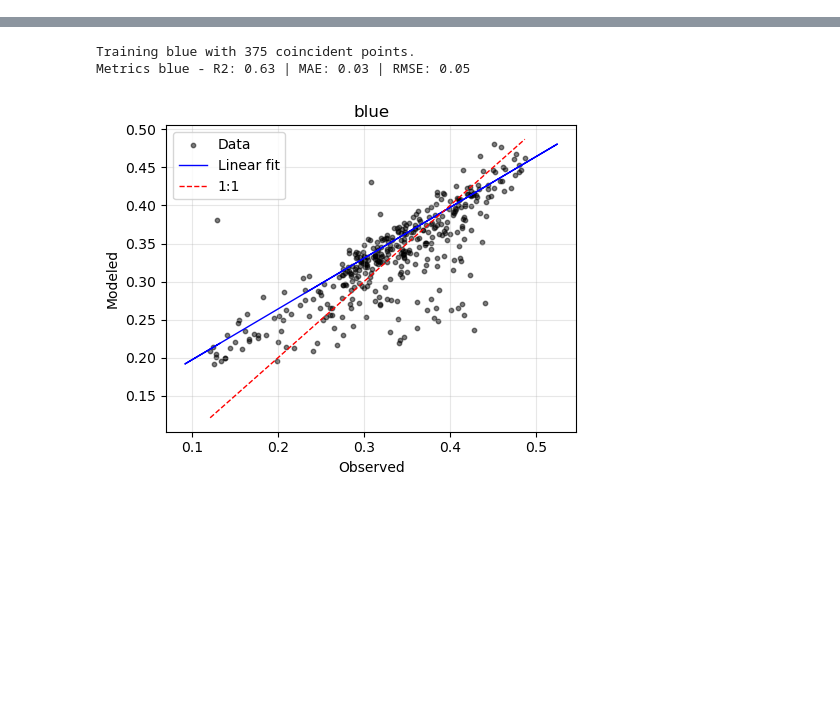
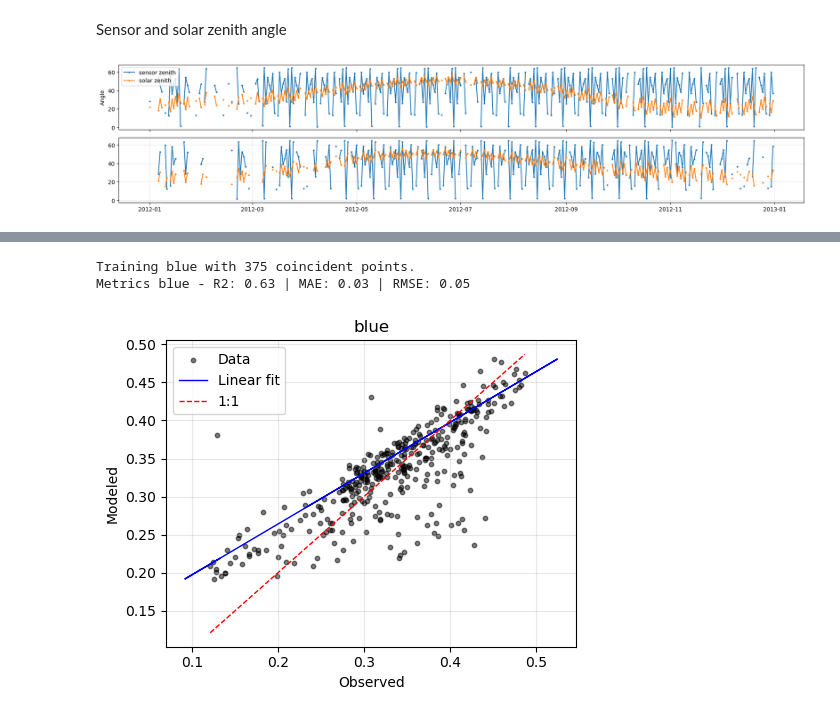
Before and after one commit to pibonacic/groundwater-remote-sensing, a Jupyter notebook: code/13_modis-landsat.ipynb, the cells around one changed output, grey strips where cells are left out. Saved outputs shown, nothing was run; the diff lists cells and outputs as text; code cells hidden in the pictures; blank space fills up the shorter version.

Commit message:
modis-landsat-fusion2

```diff
--- a/code/13_modis-landsat.ipynb
+++ b/code/13_modis-landsat.ipynb
@@ -39,0 +42,21 @@ landsat_df1 = process_remote(
+# %%
+modis_df1 = terra_df1.join(aqua_df1, how='outer', lsuffix='_terra', rsuffix='_aqua')
+modis_df1 = slice_by_dates(modis_df1, start, end)
+# %% [markdown]
+Sensor and solar zenith angle
+# %%
+fig, (ax1, ax2) = plt.subplots(2, 1, figsize=(18, 4), sharex=True, sharey=True)
+
+ax1.plot(modis_df1.index, modis_df1['sensor_zenith_terra'], label='sensor zenith', marker='o', markersize=2)
+ax1.plot(modis_df1.index, modis_df1['solar_zenith_terra'], label='solar zenith', marker='o', markersize=2)
+ax1.set_ylabel('Angle')
+ax1.legend(loc='upper left')
+
+ax2.plot(modis_df1.index, modis_df1['sensor_zenith_aqua'], label='sensor zenith', marker='o', markersize=2)
+ax2.plot(modis_df1.index, modis_df1['solar_zenith_aqua'], label='solar zenith', marker='o', markersize=2)
+
+plt.grid(True, linestyle='-', alpha=0.3)
+plt.tight_layout()
+plt.show()
+# %% [output]
+[figure, added]
```
Also changed, not shown: parts of 22 cells of this notebook, 3 other files.
